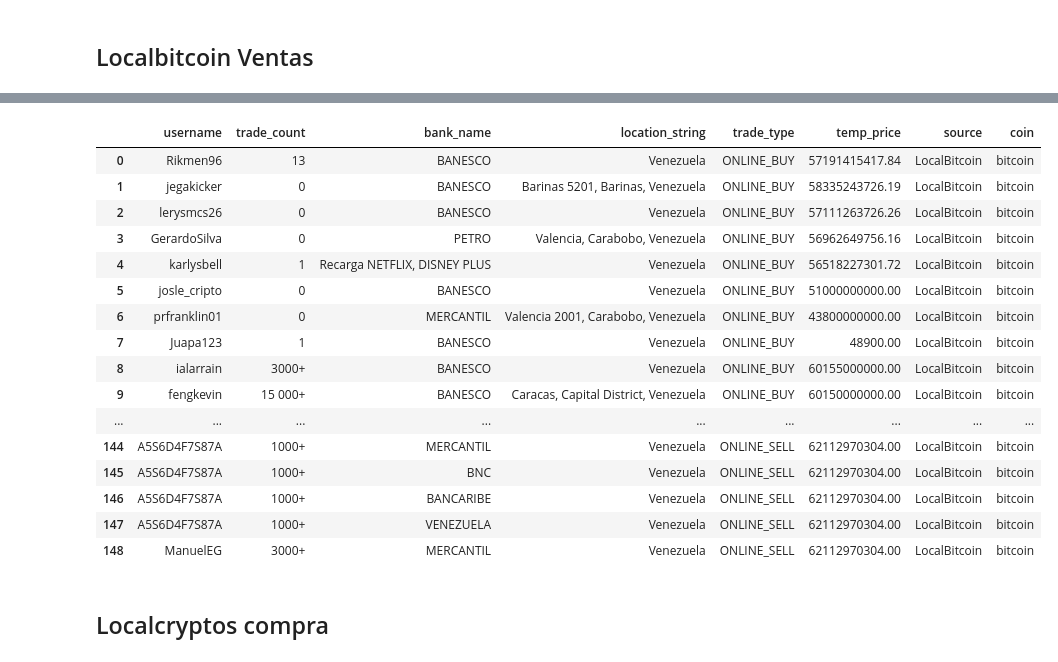
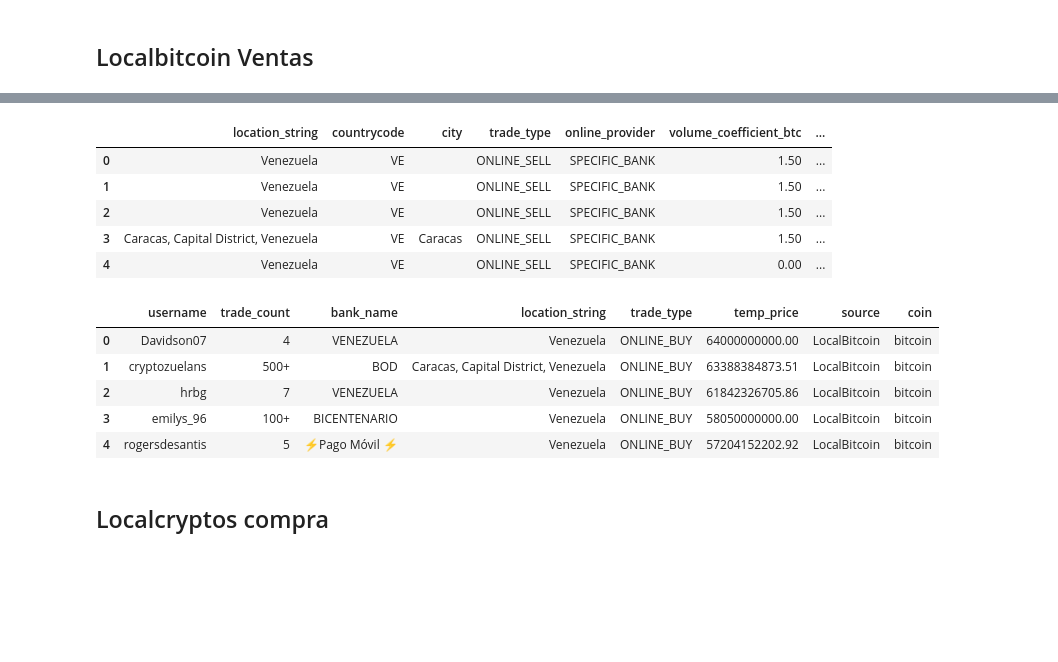
Before and after one commit to Os-f-dev/datamex_012021, a Jupyter notebook: module-1/web-project/your-code/web-bitcoin.ipynb, the cells around one changed output, grey strips where cells are left out. Drawn from its saved outputs; the diff is of its cells as text; code cells hidden in the pictures; blank space fills up the shorter version.

```diff
--- a/module-1/web-project/your-code/web-bitcoin.ipynb
+++ b/module-1/web-project/your-code/web-bitcoin.ipynb
@@ -178,0 +170,10 @@ dflocalbitcoin= pd.concat([dfsell, dfbuy])
+# %%
+#dataframe con ofertas de compra
+dfbuy.head()
+# %% [output]
+|  | location_string | countrycode | city | trade_type | online_provider | volume_coefficient_btc | ... |
+| 0 | Venezuela | VE |  | ONLINE_SELL | SPECIFIC_BANK | 1.50 | ... |
+| 1 | Venezuela | VE |  | ONLINE_SELL | SPECIFIC_BANK | 1.50 | ... |
+| 2 | Venezuela | VE |  | ONLINE_SELL | SPECIFIC_BANK | 1.50 | ... |
+| 3 | Caracas, Capital District, Venezuela | VE | Caracas | ONLINE_SELL | SPECIFIC_BANK | 1.50 | ... |
+| 4 | Venezuela | VE |  | ONLINE_SELL | SPECIFIC_BANK | 0.00 | ... |
@@ -179,26 +184,17 @@ dflocalbitcoin= pd.concat([dfsell, dfbuy])
 # %%
+#añadiendo como columna la fuente de los datos
 dflocalbitcoin['source'] = 'LocalBitcoin'
 dflocalbitcoin['coin']= 'bitcoin'
+# dataframe general de la pagina
 dflocalbitcoin = dflocalbitcoin[['username','trade_count','bank_name','location_string','trade_type','temp_price','source','coin']]
-dflocalbitcoin
+dflocalbitcoin.head()
 # %% [output]
 |  | username | trade_count | bank_name | location_string | trade_type | temp_price | source | coin |
-| 0 | Rikmen96 | 13 | BANESCO | Venezuela | ONLINE_BUY | 57191415417.84 | LocalBitcoin | bitcoin |
-| 1 | jegakicker | 0 | BANESCO | Barinas 5201, Barinas, Venezuela | ONLINE_BUY | 58335243726.19 | LocalBitcoin | bitcoin |
-| 2 | lerysmcs26 | 0 | BANESCO | Venezuela | ONLINE_BUY | 57111263726.26 | LocalBitcoin | bitcoin |
-| 3 | GerardoSilva | 0 | PETRO | Valencia, Carabobo, Venezuela | ONLINE_BUY | 56962649756.16 | LocalBitcoin | bitcoin |
-| 4 | karlysbell | 1 | Recarga NETFLIX, DISNEY PLUS | Venezuela | ONLINE_BUY | 56518227301.72 | LocalBitcoin | bitcoin |
-| 5 | josle_cripto | 0 | BANESCO | Venezuela | ONLINE_BUY | 51000000000.00 | LocalBitcoin | bitcoin |
-| 6 | prfranklin01 | 0 | MERCANTIL | Valencia 2001, Carabobo, Venezuela | ONLINE_BUY | 43800000000.00 | LocalBitcoin | bitcoin |
-| 7 | Juapa123 | 1 | BANESCO | Venezuela | ONLINE_BUY | 48900.00 | LocalBitcoin | bitcoin |
-| 8 | ialarrain | 3000+ | BANESCO | Venezuela | ONLINE_BUY | 60155000000.00 | LocalBitcoin | bitcoin |
-| 9 | fengkevin | 15 000+ | BANESCO | Caracas, Capital District, Venezuela | ONLINE_BUY | 60150000000.00 | LocalBitcoin | bitcoin |
-| ... | ... | ... | ... | ... | ... | ... | ... | ... |
-| 144 | A5S6D4F7S87A | 1000+ | MERCANTIL | Venezuela | ONLINE_SELL | 62112970304.00 | LocalBitcoin | bitcoin |
-| 145 | A5S6D4F7S87A | 1000+ | BNC | Venezuela | ONLINE_SELL | 62112970304.00 | LocalBitcoin | bitcoin |
-| 146 | A5S6D4F7S87A | 1000+ | BANCARIBE | Venezuela | ONLINE_SELL | 62112970304.00 | LocalBitcoin | bitcoin |
-| 147 | A5S6D4F7S87A | 1000+ | VENEZUELA | Venezuela | ONLINE_SELL | 62112970304.00 | LocalBitcoin | bitcoin |
-| 148 | ManuelEG | 3000+ | MERCANTIL | Venezuela | ONLINE_SELL | 62112970304.00 | LocalBitcoin | bitcoin |
+| 0 | Davidson07 | 4 | VENEZUELA | Venezuela | ONLINE_BUY | 64000000000.00 | LocalBitcoin | bitcoin |
+| 1 | cryptozuelans | 500+ | BOD | Caracas, Capital District, Venezuela | ONLINE_BUY | 63388384873.51 | LocalBitcoin | bitcoin |
+| 2 | hrbg | 7 | VENEZUELA | Venezuela | ONLINE_BUY | 61842326705.86 | LocalBitcoin | bitcoin |
+| 3 | emilys_96 | 100+ | BICENTENARIO | Venezuela | ONLINE_BUY | 58050000000.00 | LocalBitcoin | bitcoin |
+| 4 | rogersdesantis | 5 | ⚡Pago Móvil ⚡ | Venezuela | ONLINE_BUY | 57204152202.92 | LocalBitcoin | bitcoin |
 # %% [markdown]
 ## Localcryptos compra
 # %%
```
Also changed, not shown: parts of 71 cells of this notebook, 2 other files.
